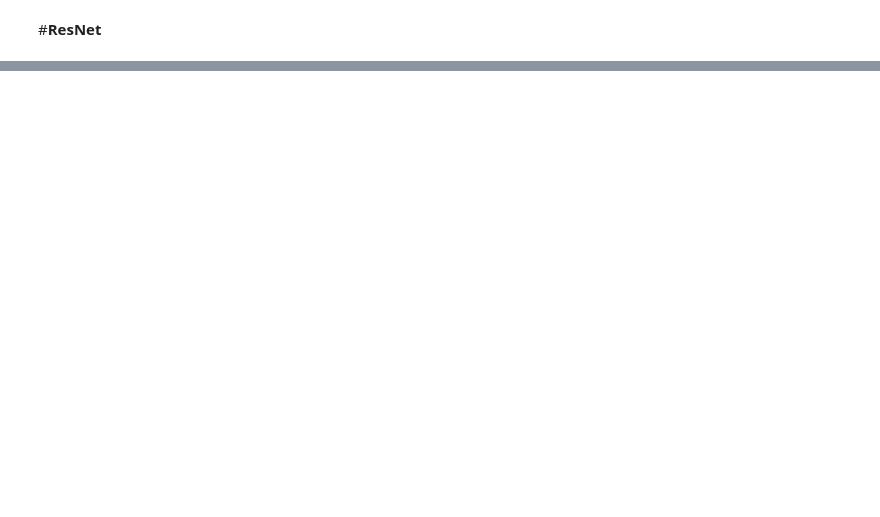
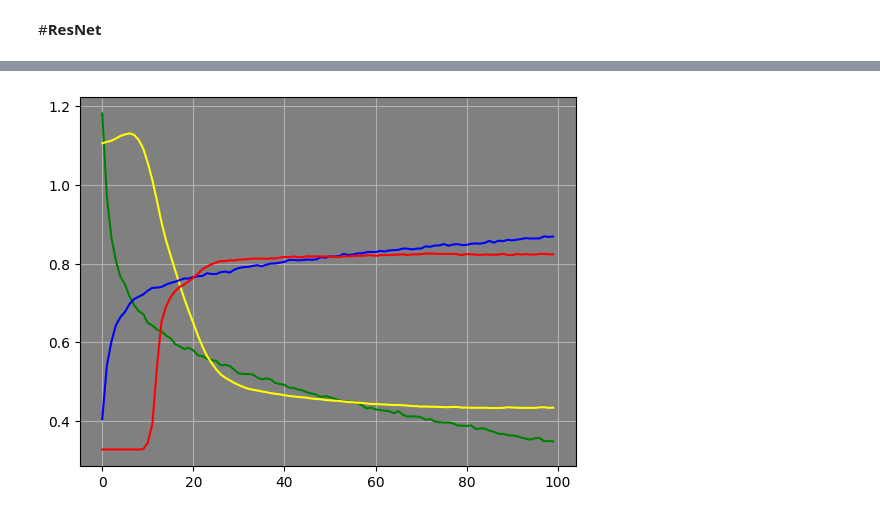
Before and after one commit to FaridRash/DATA-MINING-MACHINE-LEARNING-semester-2-, a Jupyter notebook: The Final Project/Notebooks/Farid/Farid_CNN_Colab.ipynb, the cells around one changed output, grey strips where cells are left out. Cells and saved outputs as stored; diff of their text form; code cells hidden in the pictures; blank space fills up the shorter version.

```diff
--- a/The Final Project/Notebooks/Farid/Farid_CNN_Colab.ipynb
+++ b/The Final Project/Notebooks/Farid/Farid_CNN_Colab.ipynb
@@ -1047,0 +1078,19 @@ ValueError: Input 0 of layer "functional_29" is incompatible with the layer: exp
+# %%
+acc_train = hist.history['accuracy']
+acc_test = hist.history['val_accuracy']
+loss_train = hist.history['loss']
+loss_test = hist.history['val_loss']
+
+plt.axes().set_facecolor('gray')
+plt.grid('True')
+
+
+plt.plot(loss_train, color='green', label='Train loss')
+plt.plot(loss_test, color='yellow', label='Test loss')
+plt.plot(acc_train, color='blue', label='Train acc')
+plt.plot(acc_test, color='red', label='Test acc')
+
+
+plt.show()
+# %% [output]
+[figure, added]
```
Also changed, not shown: parts of 43 cells of this notebook.
